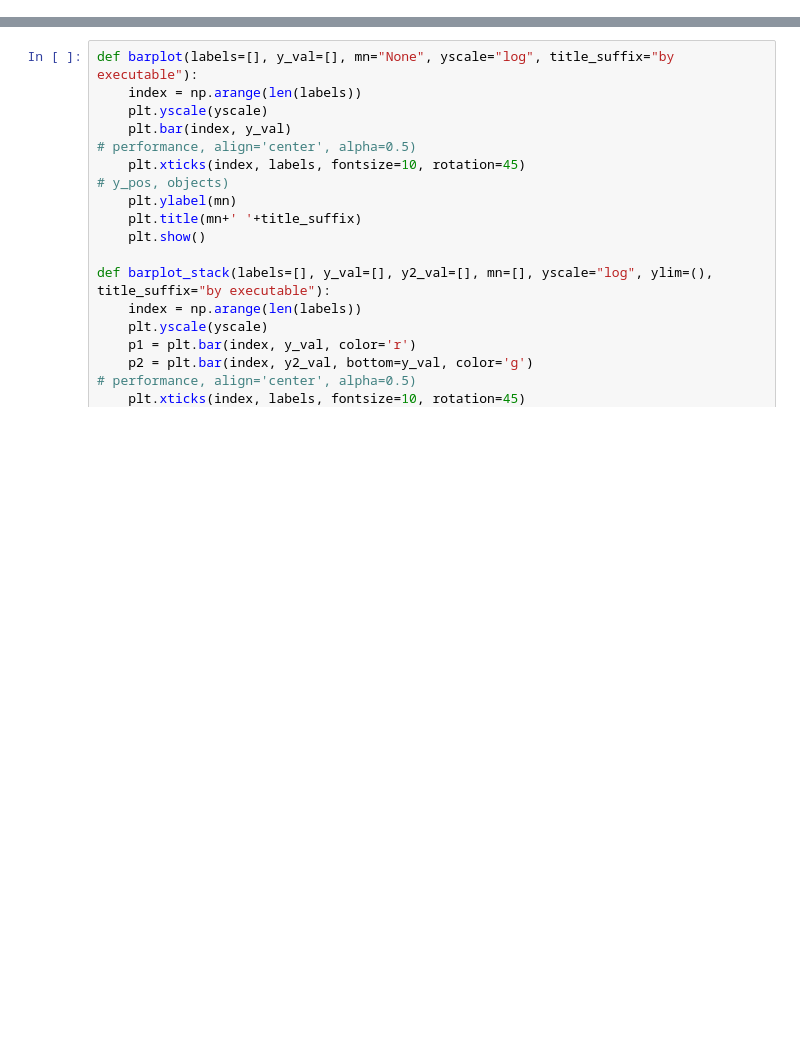
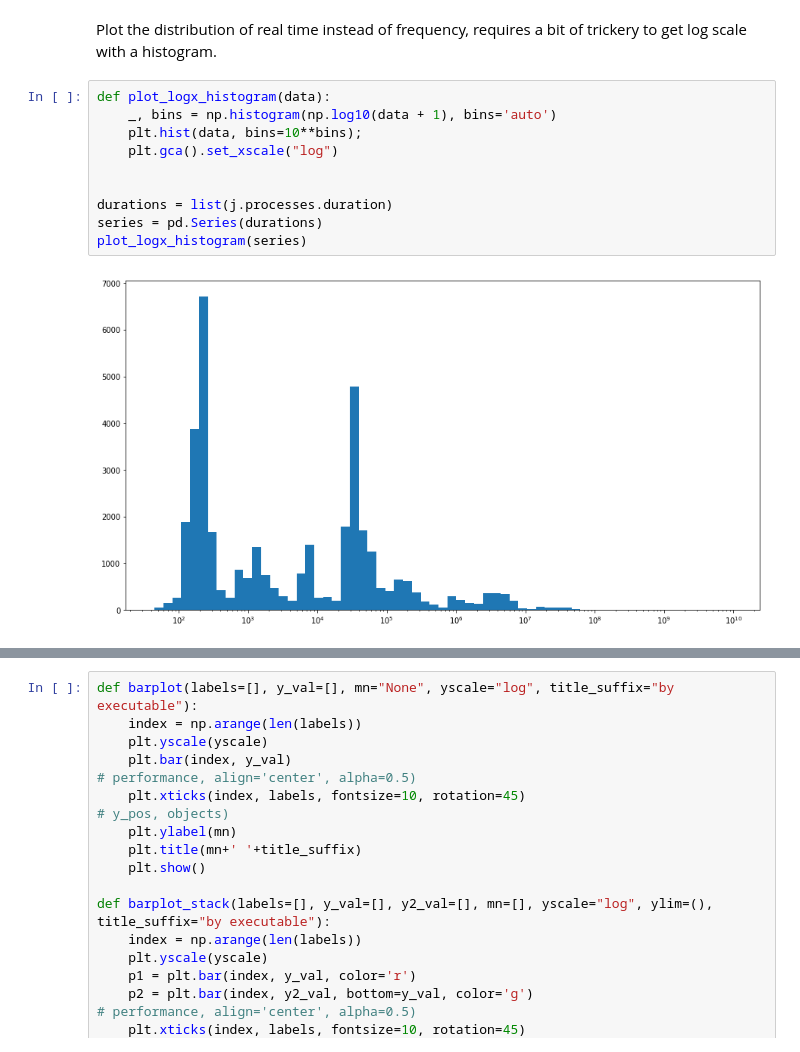
Before and after one commit to ilaflott/epmt, a Jupyter notebook: EPMT.ipynb, the cells around one changed output, grey strips where cells are left out. Drawn from its saved outputs; the diff is of its cells as text; blank space fills up the shorter version.

```diff
--- a/EPMT.ipynb
+++ b/EPMT.ipynb
@@ -16,0 +61,14 @@ setup_orm_db()
+# %% [markdown]
+Plot the distribution of real time instead of frequency, requires a bit of trickery to get log scale with a histogram.
+# %%
+def plot_logx_histogram(data):
+    _, bins = np.histogram(np.log10(data + 1), bins='auto')
+    plt.hist(data, bins=10**bins);
+    plt.gca().set_xscale("log")
+
+
+durations = list(j.processes.duration)
+series = pd.Series(durations)
+plot_logx_histogram(series)
+# %% [output]
+[figure, added]
```
Also changed, not shown: parts of 26 cells of this notebook, 2 other files.
